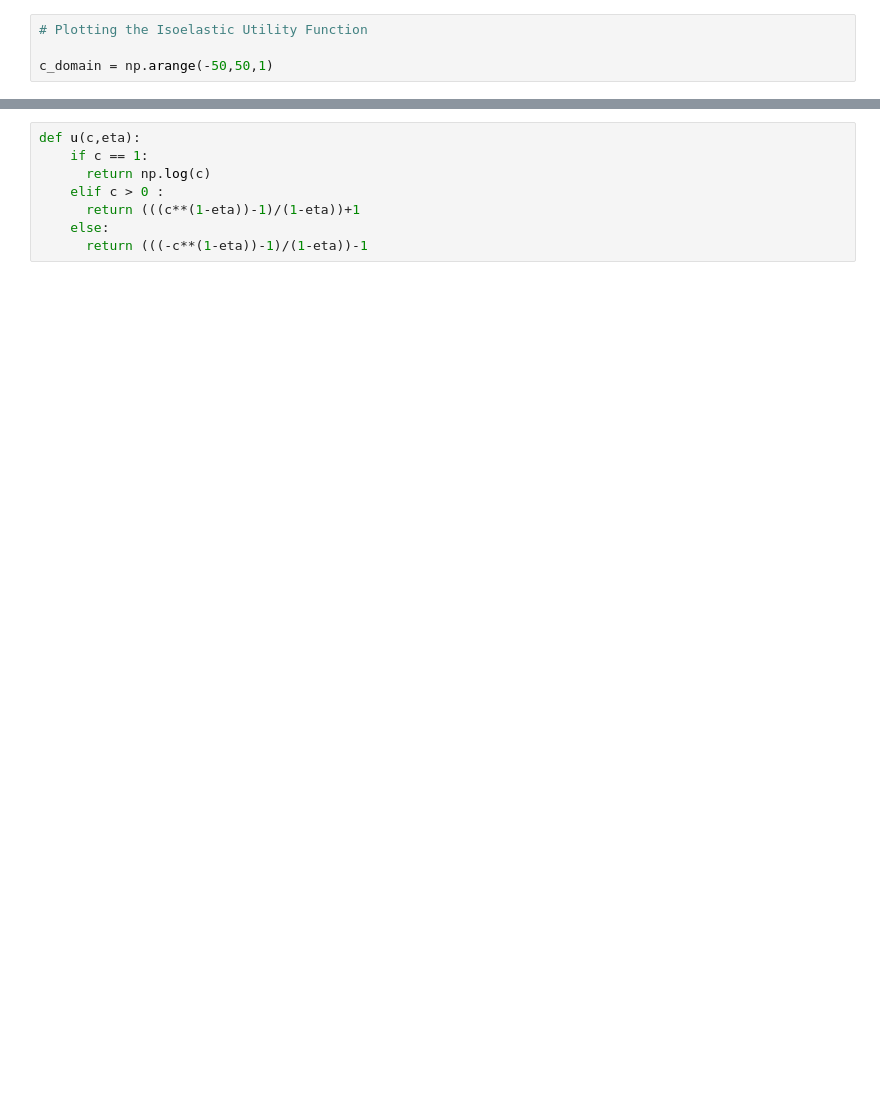
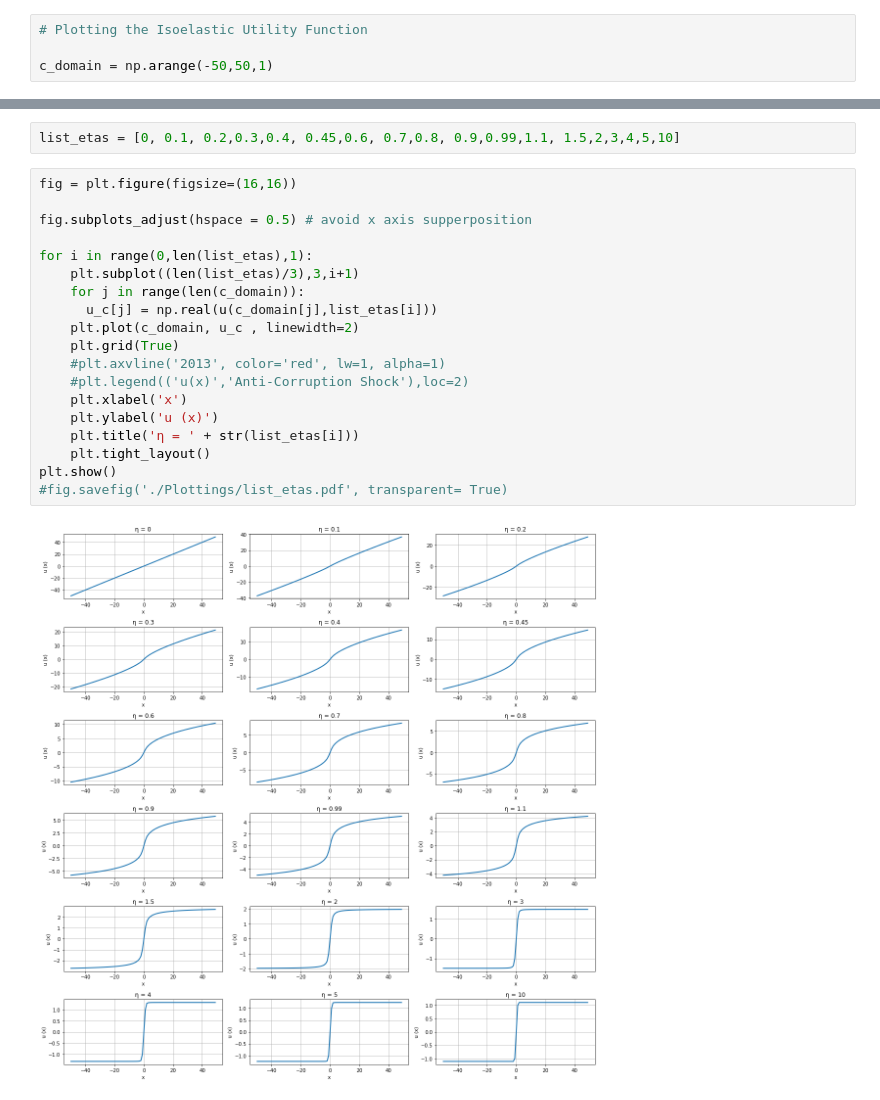
Before and after one commit to caxaxa/Chacha_PhD_Projects, a Jupyter notebook: Incentive_Curves.ipynb, the cells around one changed output, grey strips where cells are left out. Drawn from its saved outputs; the diff is of its cells as text; blank space fills up the shorter version.

```diff
--- a/Incentive_Curves.ipynb
+++ b/Incentive_Curves.ipynb
@@ -248,11 +270,26 @@ ax.plot(c_domain, u_c , linewidth=2)
-# %%
-def u(c,eta):
-    if c == 1:
-      return np.log(c)
-    elif c > 0 :
-      return (((c**(1-eta))-1)/(1-eta))+1
-    else:
-      return (((-c**(1-eta))-1)/(1-eta))-1
+# %%
+list_etas = [0, 0.1, 0.2,0.3,0.4, 0.45,0.6, 0.7,0.8, 0.9,0.99,1.1, 1.5,2,3,4,5,10]
+# %%
+fig = plt.figure(figsize=(16,16))
+
+fig.subplots_adjust(hspace = 0.5) # avoid x axis supperposition
+
+for i in range(0,len(list_etas),1):
+    plt.subplot((len(list_etas)/3),3,i+1)
+    for j in range(len(c_domain)):
+      u_c[j] = np.real(u(c_domain[j],list_etas[i]))
+    plt.plot(c_domain, u_c , linewidth=2)
+    plt.grid(True)
+    #plt.axvline('2013', color='red', lw=1, alpha=1)
+    #plt.legend(('u(x)','Anti-Corruption Shock'),loc=2)
+    plt.xlabel('x')
+    plt.ylabel('u (x)')
+    plt.title('η = ' + str(list_etas[i]))
+    plt.tight_layout()
+plt.show()
+#fig.savefig('./Plottings/list_etas.pdf', transparent= True)
+# %% [output]
+[figure, added]
 # %%
 u(-10,0.8)
 # %% [output]
```
Also changed, not shown: parts of 17 cells of this notebook.
